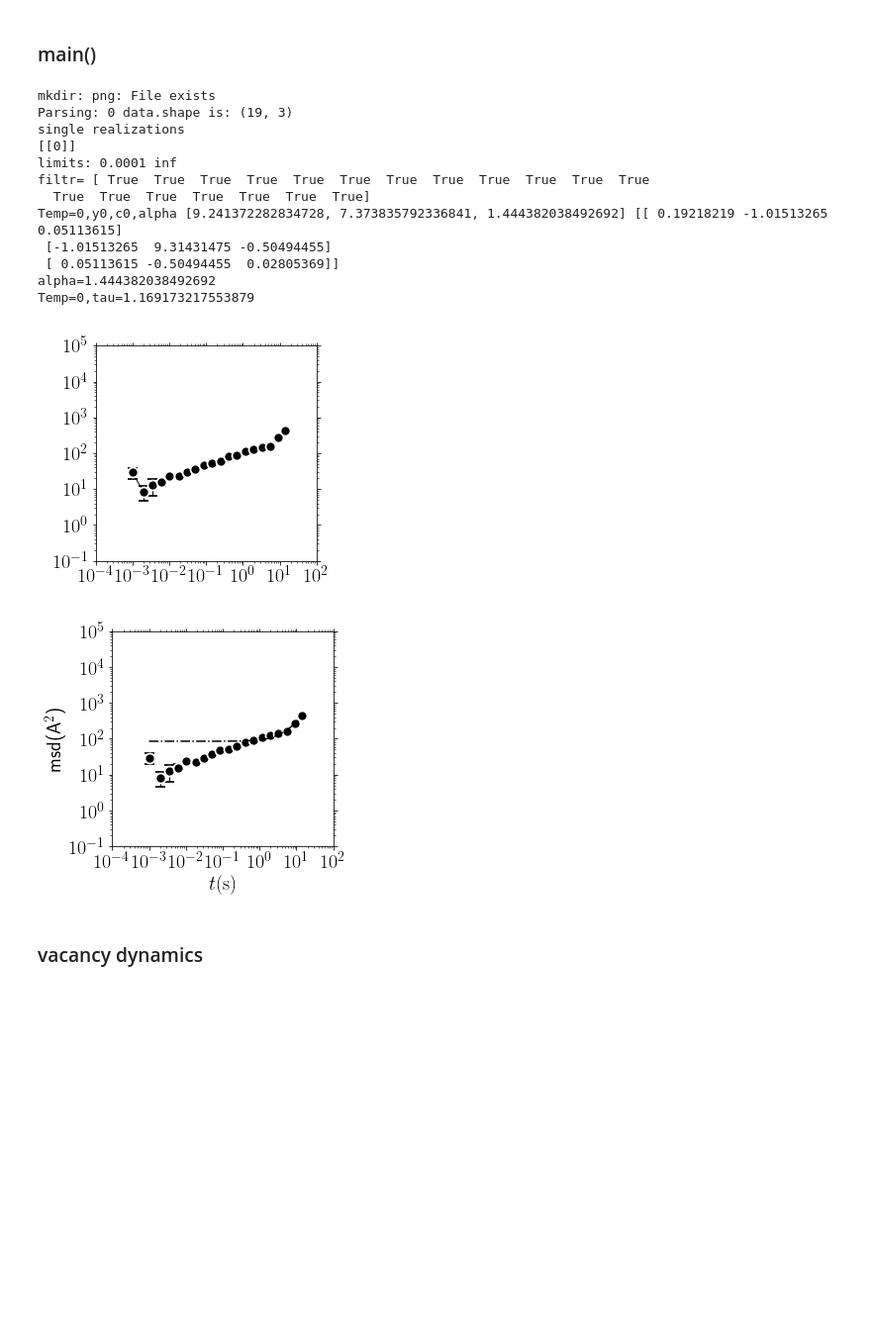
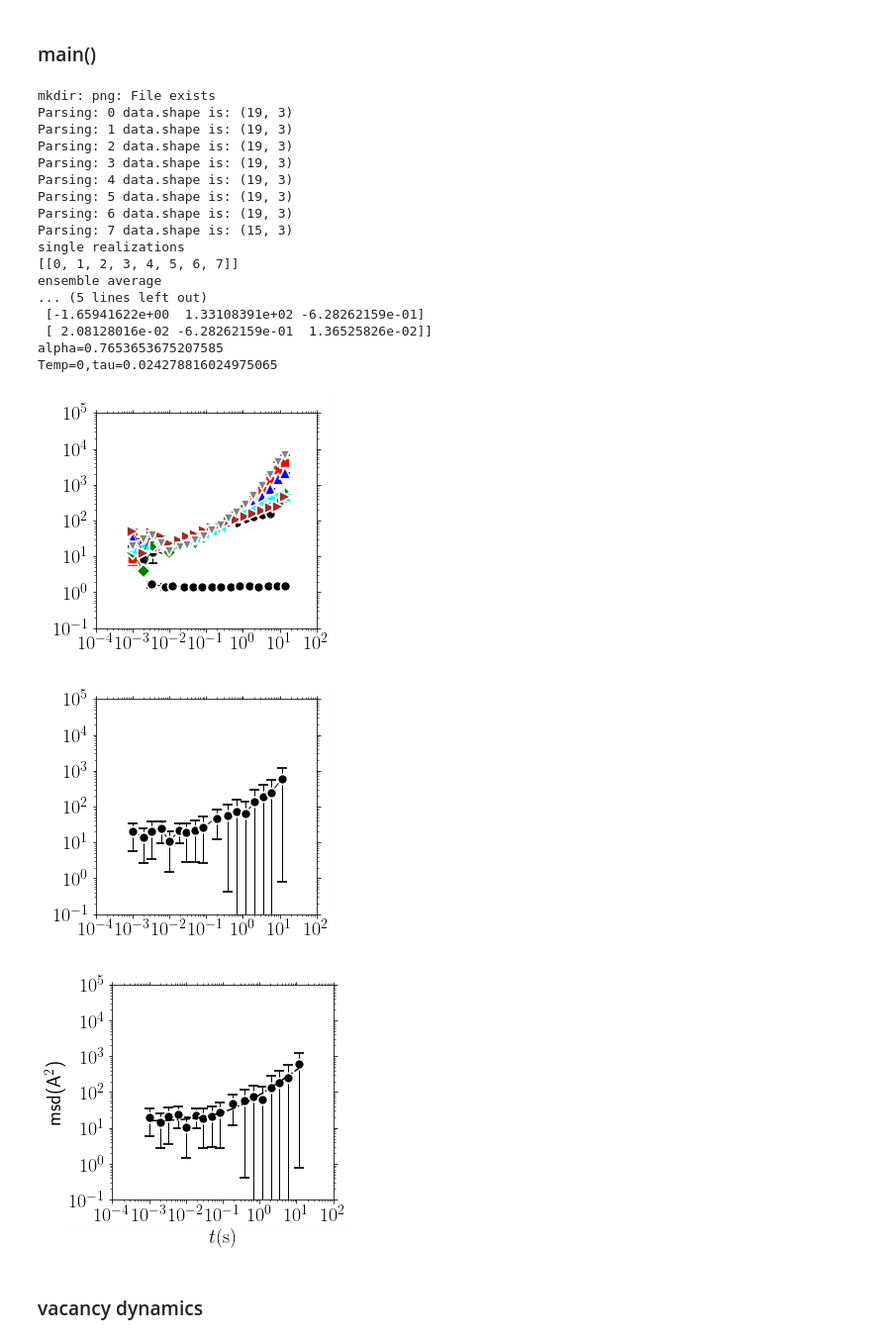
Before and after one commit to kkarimi62/hydrogenDiffusion, a Jupyter notebook: postproc/postproc.ipynb, the cells around one changed output. Shown at 99% size. Saved outputs shown, nothing was run; the diff lists cells and outputs as text; code cells hidden in the pictures; blank space fills up the shorter version.

```diff
--- a/postproc/postproc.ipynb
+++ b/postproc/postproc.ipynb
@@ -1486,7 +1486,7 @@ def main():
         #--- temp object
         temp = Temperature(
     #        [1000,1200],8,
-            [0],[list(range(8),
+            [0],[list(range(8))],
              verbose = True,
                          )
         #
@@ -1567,44 +1567,50 @@ def main():
     #                    'title':'png/msd_temp_cantor_fit.png'},
     #             )
     #
 
 
     #    temp.PlotDiff(**{
     #                  'yscale':'log',
     #                   'xlim':(1e-12,1e-3),
     #                   'ylim':(1e-4,1e-1),
     #                   xstr=r'$1/T(K^{-1})$',
     #                   ystr=r'$D(m^2/s)$',
     #                    'title':'png/D_temp_cantor.png',
     #                    }
     #                )
 
     #     temp.PlotExponent(**{
     # #                  'yscale':'log',
     # #                   'xlim':(1e-10,1e-3),
     # #                   'ylim':(.5,1.1),
     # #                   xstr=r'$1/T(K^{-1})$',
     # #                   ystr=r'$D(m^2/s)$',
     # #                    'title':'png/alpha_temp_ni.png',
     #                     }
     #                 )
 
 main()
 # %% [output]
 mkdir: png: File exists
 Parsing: 0 data.shape is: (19, 3)
+Parsing: 1 data.shape is: (19, 3)
+Parsing: 2 data.shape is: (19, 3)
+Parsing: 3 data.shape is: (19, 3)
+Parsing: 4 data.shape is: (19, 3)
+Parsing: 5 data.shape is: (19, 3)
+Parsing: 6 data.shape is: (19, 3)
+Parsing: 7 data.shape is: (15, 3)
 single realizations
-[[0]]
-limits: 0.0001 inf
-filtr= [ True  True  True  True  True  True  True  True  True  True  True  True
-  True  True  True  True  True  True  True]
-Temp=0,y0,c0,alpha [9.241372282834728, 7.373835792336841, 1.444382038492692] [[ 0.19218219 -1.01513265  0.05113615]
- [-1.01513265  9.31431475 -0.50494455]
- [ 0.05113615 -0.50494455  0.02805369]]
-alpha=1.444382038492692
-Temp=0,tau=1.169173217553879
+[[0, 1, 2, 3, 4, 5, 6, 7]]
+ensemble average
+... (5 lines left out)
+ [-1.65941622e+00  1.33108391e+02 -6.28262159e-01]
+ [ 2.08128016e-02 -6.28262159e-01  1.36525826e-02]]
+alpha=0.7653653675207585
+Temp=0,tau=0.024278816024975065
-[figure, old version]
+[figure, new version]
-[figure, old version]
+[figure, new version]
+[figure, added]
 # %%
 # data = np.loadtxt('Diffusion.dat')
 # nrow_skip = 0
```
